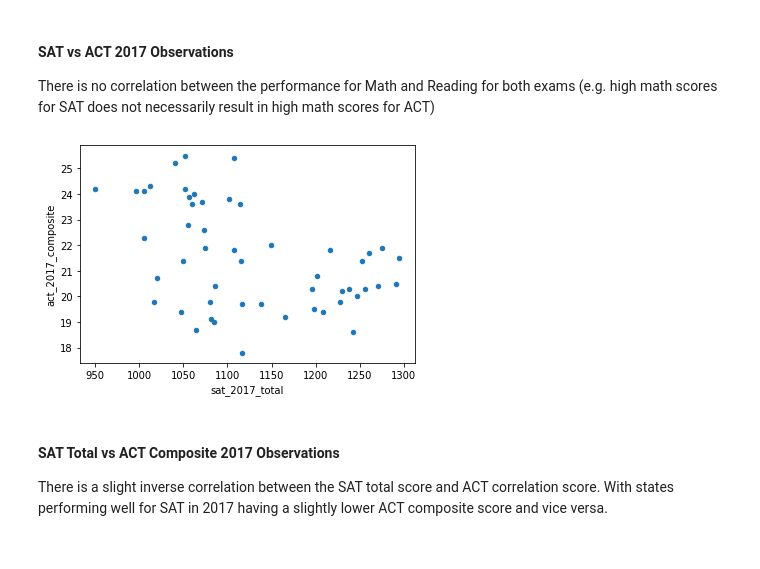
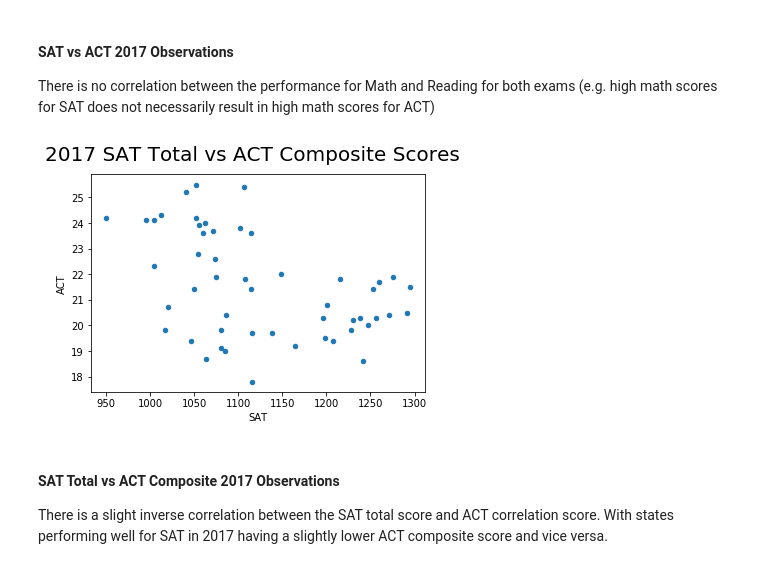
Before and after one commit to bryan-ho/dsiproject2, a Jupyter notebook: project_1/code/starter-code_updated.ipynb, the cells around one changed output. Saved outputs shown, nothing was run; the diff lists cells and outputs as text; code cells hidden in the pictures.

```diff
--- a/project_1/code/starter-code_updated.ipynb
+++ b/project_1/code/starter-code_updated.ipynb
@@ -1173,10 +1175,13 @@ subplot_scatter(final, ['sat_2017_mth', 'sat_2017_erw'], ['act_2017_mth', 'act_2
 # %% [markdown]
 #### SAT vs ACT 2017 Observations
 There is no correlation between the performance for Math and Reading for both exams (e.g. high math scores for SAT does not necessarily result in high math scores for ACT)
-# %%
-final.plot(kind='scatter', x='sat_2017_total', y='act_2017_composite');
-# %% [output]
-[figure, removed]
+# %%
+final.plot(kind='scatter', x='sat_2017_total', y='act_2017_composite')
+plt.suptitle('2017 SAT Total vs ACT Composite Scores', fontsize=20)
+plt.xlabel('SAT', fontsize=10)
+plt.ylabel('ACT', fontsize=10);
+# %% [output]
+[figure, added]
 # %% [markdown]
 #### SAT Total vs ACT Composite 2017 Observations
 There is a slight inverse correlation between the SAT total score and ACT correlation score. With states performing well for SAT in 2017 having a slightly lower ACT composite score and vice versa.
```
Also changed, not shown: parts of 3 cells of this notebook, 1 other file.
